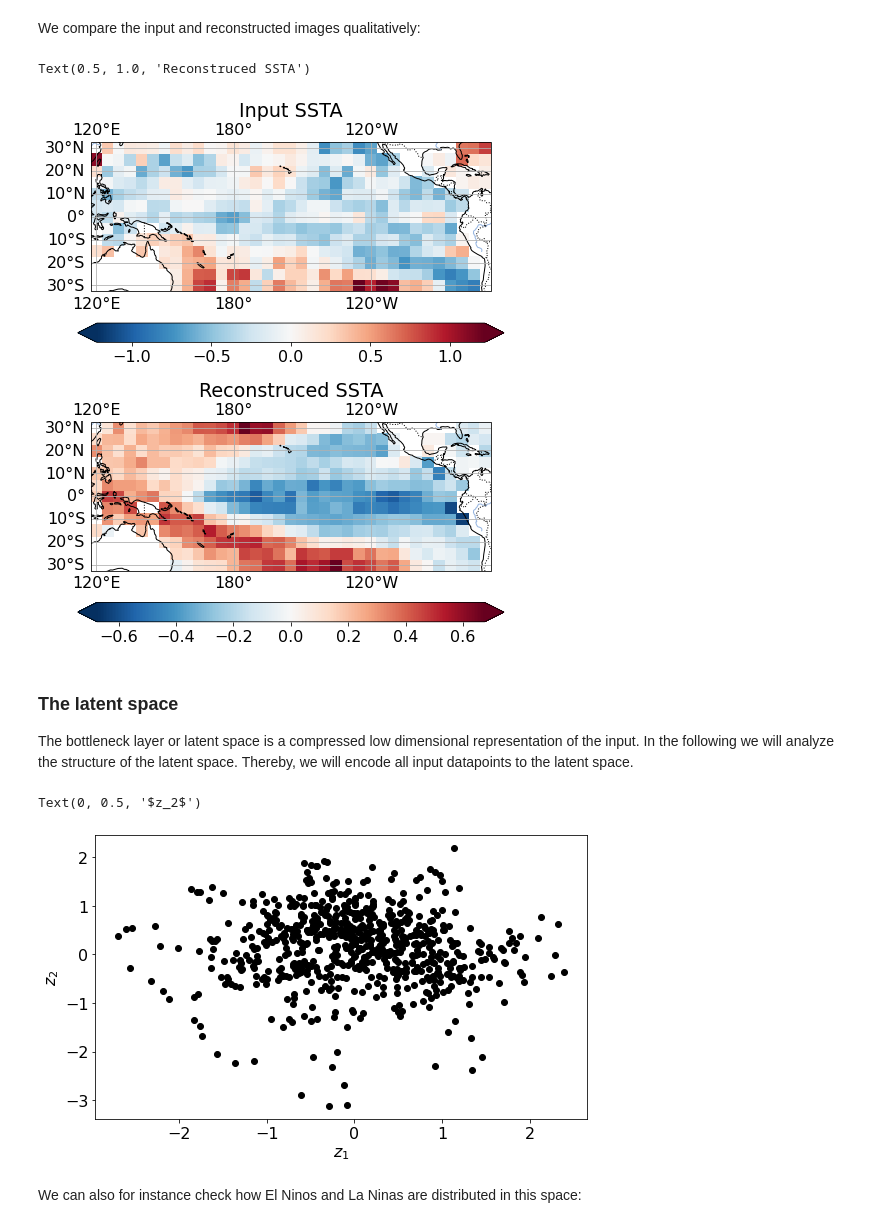
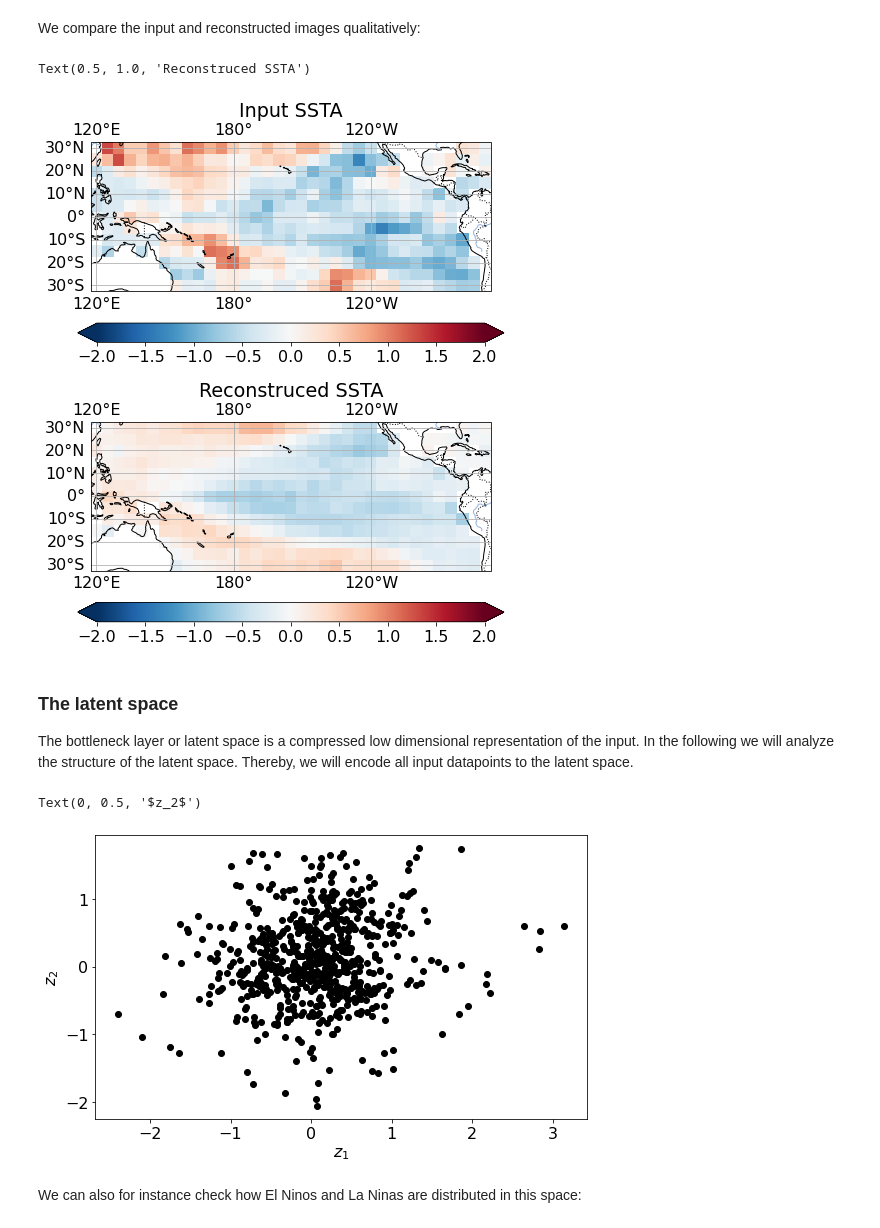
Before and after one commit to mlcs/seminar_ws22, a Jupyter notebook: 04_vae/tutorial_vae_ssta.ipynb, the cells around one changed output. Drawn from its saved outputs; the diff is of its cells as text; code cells hidden in the pictures.

```diff
--- a/04_vae/tutorial_vae_ssta.ipynb
+++ b/04_vae/tutorial_vae_ssta.ipynb
@@ -396,25 +423,25 @@ We compare the input and reconstructed images qualitatively:
 # %%
 # select random inputs from validataion dataset
 x, l = val_data[np.random.randint(0, len(val_data))]
 
 # encode and decode input
 x_rec, z = ae.forward(x.to(ae.device))
 
 # transform flattened map back to grid
 da_in = val_data.dataset.get_map(x)
 da_rec = val_data.dataset.get_map(x_rec)
 
 # Plotting
 fig, (ax1, ax2) = plt.subplots(2,1, figsize=(8,8), subplot_kw=dict(
     projection= ctp.crs.PlateCarree(central_longitude=180))
 )
-ut.plot_map(da_in, ax=ax1, central_longitude=180)
+ut.plot_map(da_in, ax=ax1, central_longitude=180, vmin=-2, vmax=2)
 ax1.set_title(f"Input SSTA")
-ut.plot_map(da_rec, ax=ax2, central_longitude=180)
+ut.plot_map(da_rec, ax=ax2, central_longitude=180, vmin=-2, vmax=2)
 ax2.set_title("Reconstruced SSTA")
 # %% [output]
 Text(0.5, 1.0, 'Reconstruced SSTA')
-[figure, old version]
+[figure, new version]
 # %% [markdown]
 ### The latent space
 
@@ -434,8 +461,9 @@ def encoding(model, dataloader):
         encode = dict()
         for i, x in enumerate(dataloader):
             x, l = x
-            out = model.forward(x.to(model.device))
-            z = out[1]
+            # Encode data
+            z = model.encoder(x.to(model.device))
+
             if i == 0:
                 encode['z'] = z.cpu().detach().numpy()
                 encode['idx'] = l['idx']
@@ -453,7 +481,7 @@ ax.set_xlabel(r"$z_1$")
 ax.set_ylabel(r"$z_2$")
 # %% [output]
 Text(0, 0.5, '$z_2$')
-[figure, old version]
+[figure, new version]
 # %% [markdown]
 We can also for instance check how El Ninos and La Ninas are distributed in this space:
 # %%
```
Also changed, not shown: parts of 22 cells of this notebook, 2 other files.
